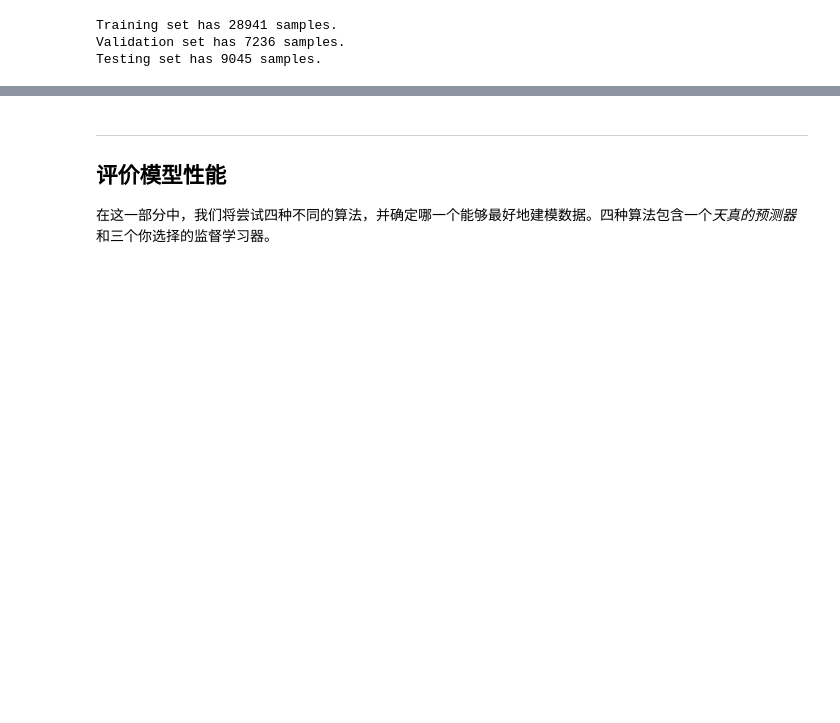
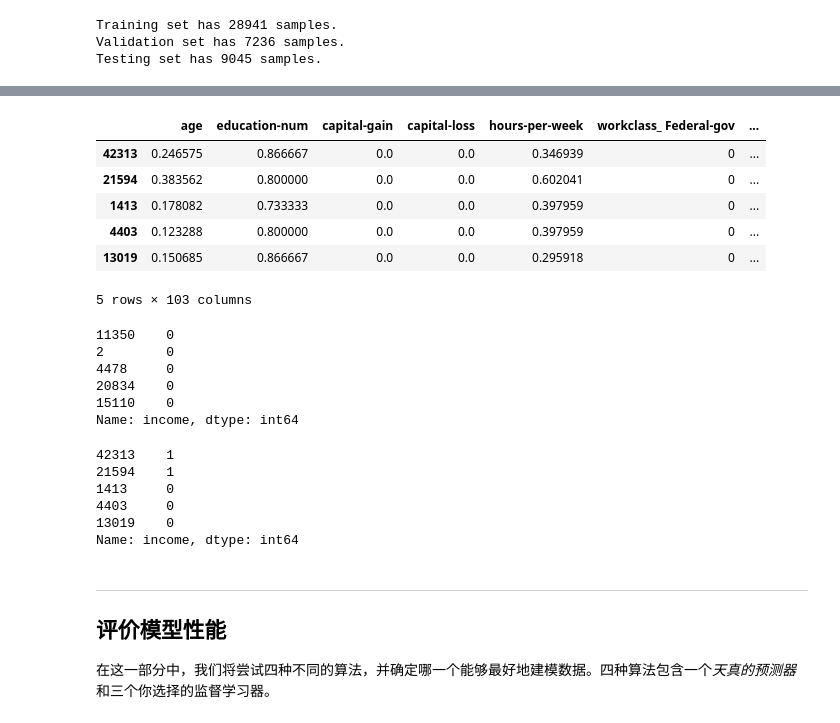
Before and after one commit to le773/PythonDebug, a Jupyter notebook: Q1finding_donors/finding_donors.ipynb, the cells around one changed output, grey strips where cells are left out. Drawn from its saved outputs; the diff is of its cells as text; code cells hidden in the pictures; blank space fills up the shorter version.

```diff
--- a/Q1finding_donors/finding_donors.ipynb
+++ b/Q1finding_donors/finding_donors.ipynb
@@ -249,3 +247,31 @@ Testing set has 9045 samples.
+# %%
+X_val.head()
+# %% [output]
+|  | age | education-num | capital-gain | capital-loss | hours-per-week | workclass_ Federal-gov | ... |
+| 42313 | 0.246575 | 0.866667 | 0.0 | 0.0 | 0.346939 | 0 | ... |
+| 21594 | 0.383562 | 0.800000 | 0.0 | 0.0 | 0.602041 | 0 | ... |
+| 1413 | 0.178082 | 0.733333 | 0.0 | 0.0 | 0.397959 | 0 | ... |
+| 4403 | 0.123288 | 0.800000 | 0.0 | 0.0 | 0.397959 | 0 | ... |
+| 13019 | 0.150685 | 0.866667 | 0.0 | 0.0 | 0.295918 | 0 | ... |
+5 rows × 103 columns
+# %%
+y_train.head()
+# %% [output]
+11350    0
+2        0
+4478     0
+20834    0
+15110    0
+Name: income, dtype: int64
+# %%
+y_val.head()
+# %% [output]
+42313    1
+21594    1
+1413     0
+4403     0
+13019    0
+Name: income, dtype: int64
 # %% [markdown]
 ----
 ## 评价模型性能
```
Also changed, not shown: parts of 25 cells of this notebook.
